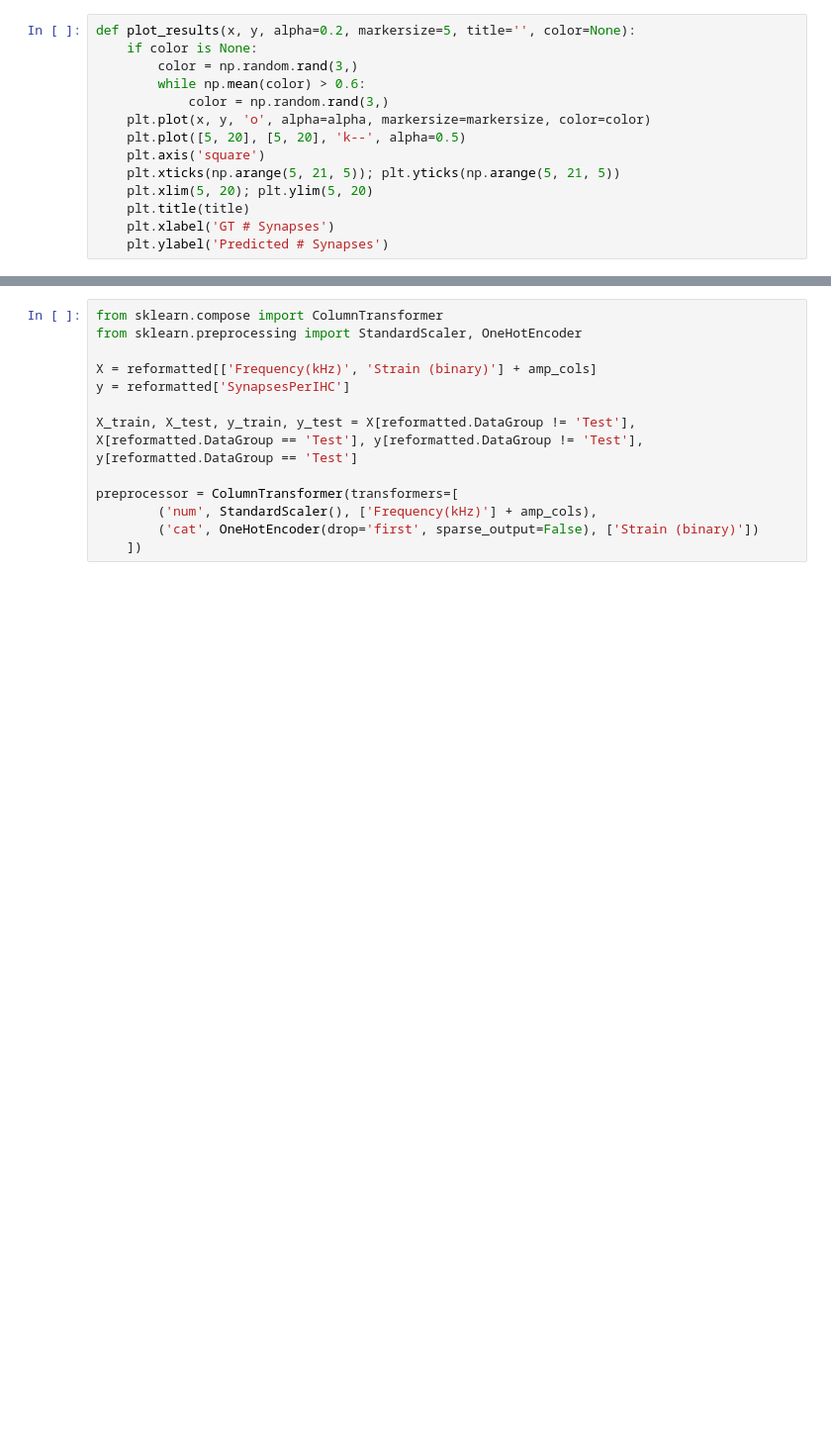
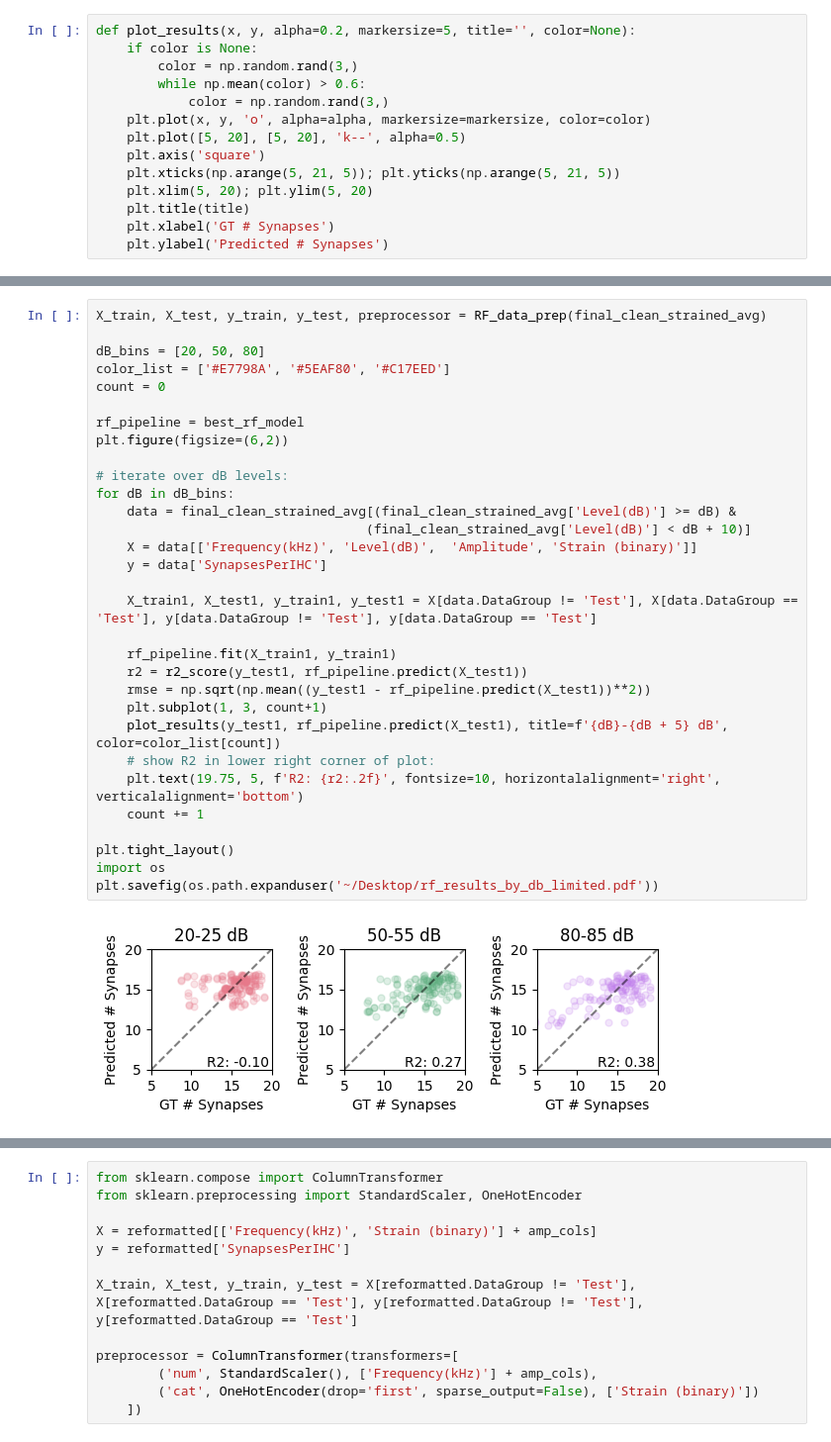
Before and after one commit to caylamiller/ABR2synapse, a Jupyter notebook: 02_random_forest.ipynb, the cells around one changed output, grey strips where cells are left out. Shown at 99% size. Saved outputs shown, nothing was run; the diff lists cells and outputs as text; blank space fills up the shorter version.

```diff
--- a/02_random_forest.ipynb
+++ b/02_random_forest.ipynb
@@ -228,0 +291,33 @@ Test set avg per mouse, R2: 0.447, RMSE: 2.680
+# %%
+X_train, X_test, y_train, y_test, preprocessor = RF_data_prep(final_clean_strained_avg)
+
+dB_bins = [20, 50, 80]
+color_list = ['#E7798A', '#5EAF80', '#C17EED']
+count = 0
+
+rf_pipeline = best_rf_model
+plt.figure(figsize=(6,2))
+
+# iterate over dB levels:
+for dB in dB_bins:
+    data = final_clean_strained_avg[(final_clean_strained_avg['Level(dB)'] >= dB) &
+                                   (final_clean_strained_avg['Level(dB)'] < dB + 10)]
+    X = data[['Frequency(kHz)', 'Level(dB)',  'Amplitude', 'Strain (binary)']]
+    y = data['SynapsesPerIHC']
+
+    X_train1, X_test1, y_train1, y_test1 = X[data.DataGroup != 'Test'], X[data.DataGroup == 'Test'], y[data.DataGroup != 'Test'], y[data.DataGroup == 'Test']
+
+    rf_pipeline.fit(X_train1, y_train1)
+    r2 = r2_score(y_test1, rf_pipeline.predict(X_test1))
+    rmse = np.sqrt(np.mean((y_test1 - rf_pipeline.predict(X_test1))**2))
+    plt.subplot(1, 3, count+1)
+    plot_results(y_test1, rf_pipeline.predict(X_test1), title=f'{dB}-{dB + 5} dB', color=color_list[count])
+    # show R2 in lower right corner of plot:
+    plt.text(19.75, 5, f'R2: {r2:.2f}', fontsize=10, horizontalalignment='right', verticalalignment='bottom')
+    count += 1
+
+plt.tight_layout()
+import os
+plt.savefig(os.path.expanduser('~/Desktop/rf_results_by_db_limited.pdf'))
+# %% [output]
+[figure, added]
```
Also changed, not shown: parts of 17 cells of this notebook, 16 other files.
